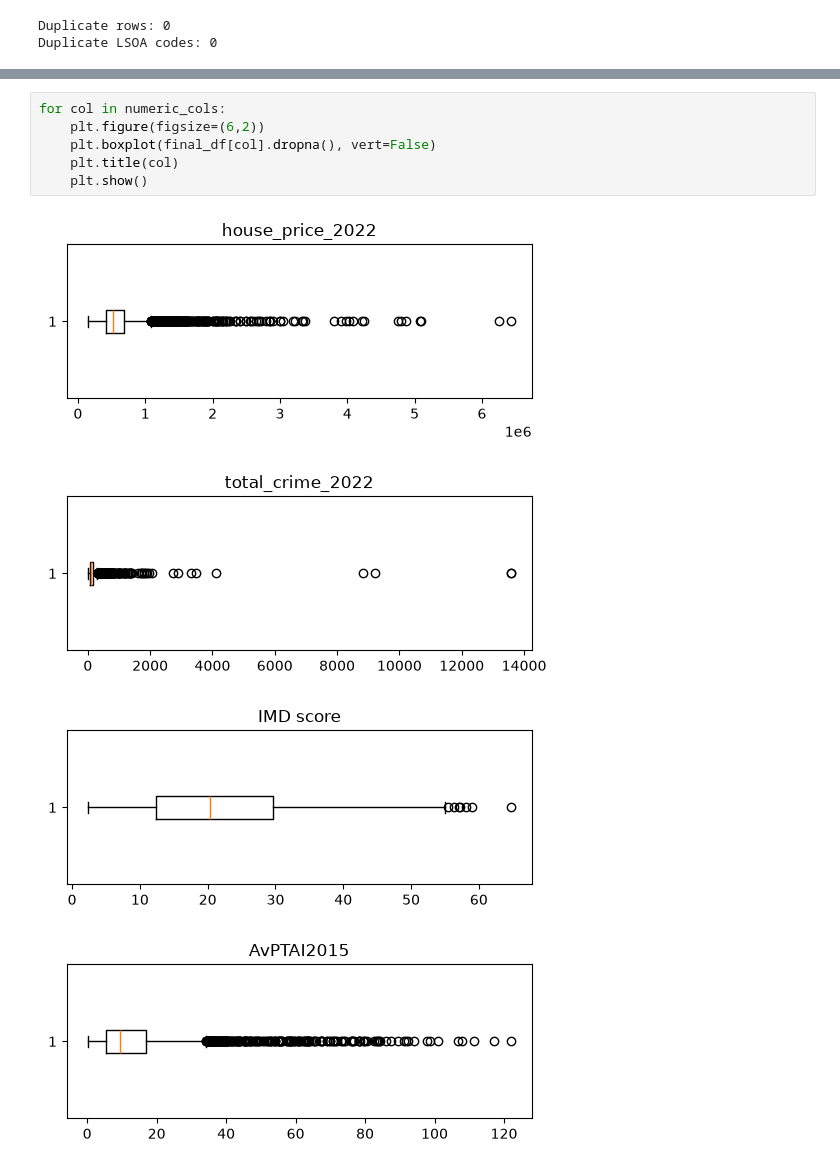
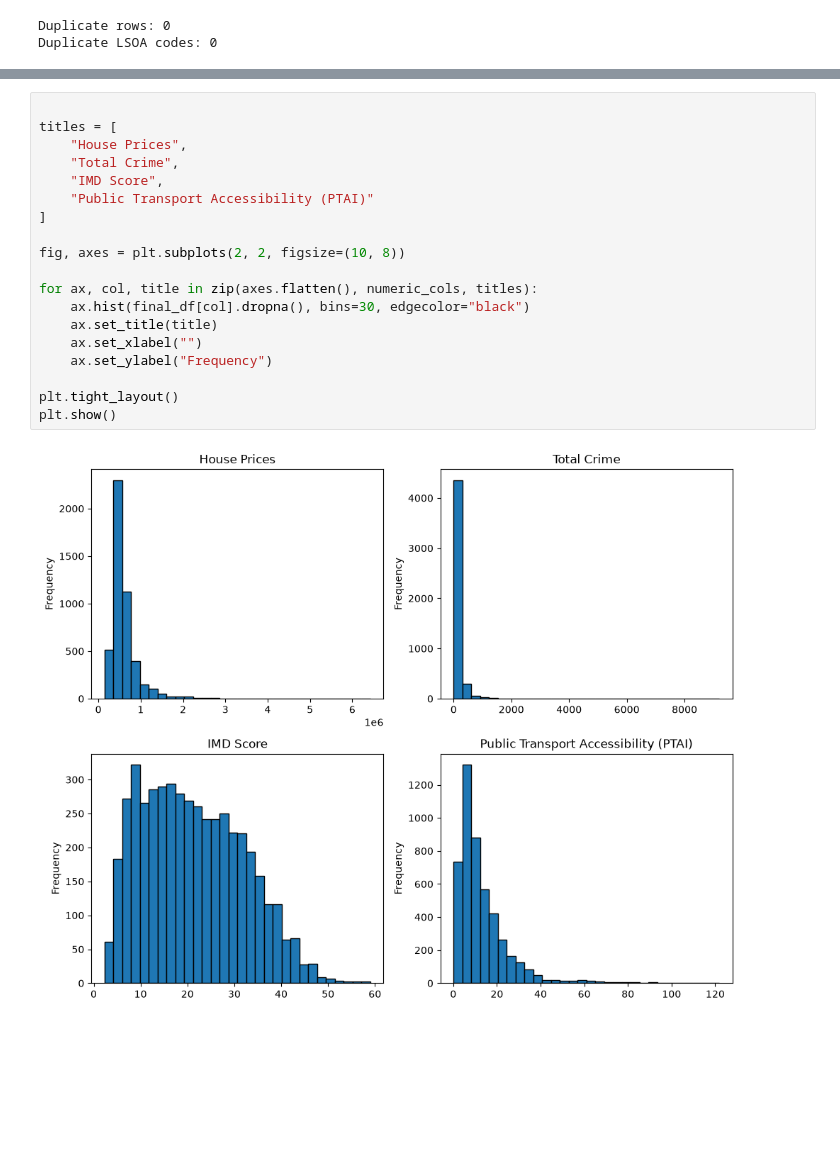
Before and after one commit to RaquelCG1/London-House-Prices-Crime-IMD-transport, a Jupyter notebook: main.ipynb, the cells around one changed output, grey strips where cells are left out. Drawn from its saved outputs; the diff is of its cells as text; blank space fills up the shorter version.

```diff
--- a/main.ipynb
+++ b/main.ipynb
@@ -339,11 +316,21 @@ summary.round(2)
-# %%
-for col in numeric_cols:
-    plt.figure(figsize=(6,2))
-    plt.boxplot(final_df[col].dropna(), vert=False)
-    plt.title(col)
-    plt.show()
-# %% [output]
-[figure, removed]
-[figure, removed]
-[figure, removed]
-[figure, removed]
+# %%
+
+titles = [
+    "House Prices",
+    "Total Crime",
+    "IMD Score",
+    "Public Transport Accessibility (PTAI)"
+]
+
+fig, axes = plt.subplots(2, 2, figsize=(10, 8))
+
+for ax, col, title in zip(axes.flatten(), numeric_cols, titles):
+    ax.hist(final_df[col].dropna(), bins=30, edgecolor="black")
+    ax.set_title(title)
+    ax.set_xlabel("")
+    ax.set_ylabel("Frequency")
+
+plt.tight_layout()
+plt.show()
+# %% [output]
+[figure, added]
```
Also changed, not shown: parts of 10 cells of this notebook, 5 other files.
